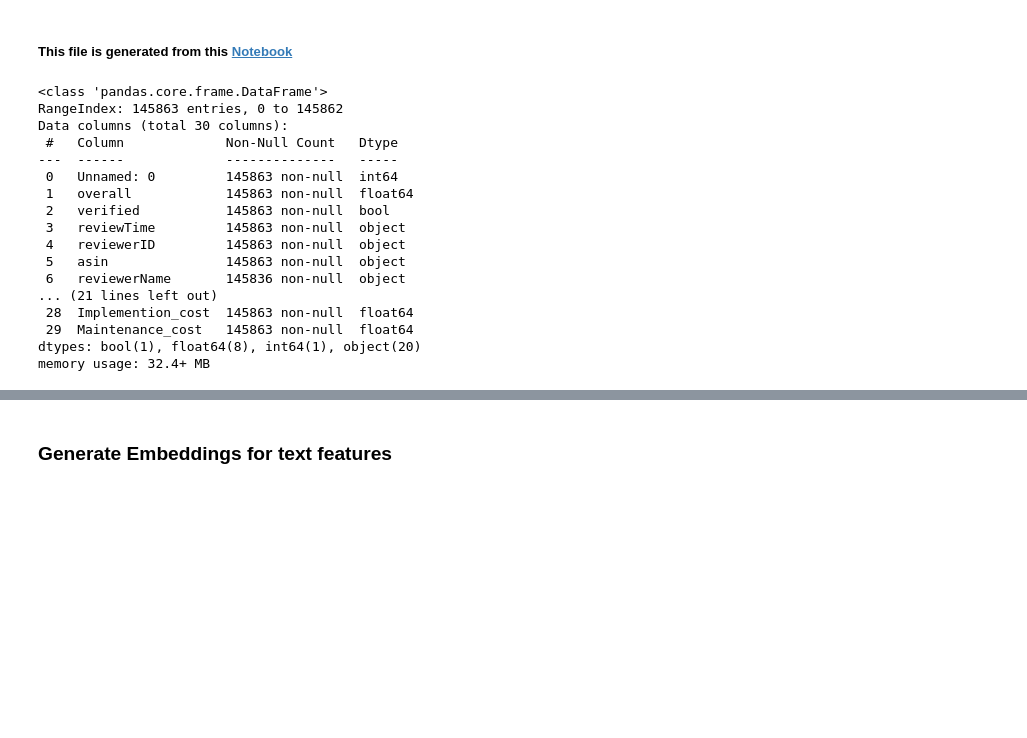
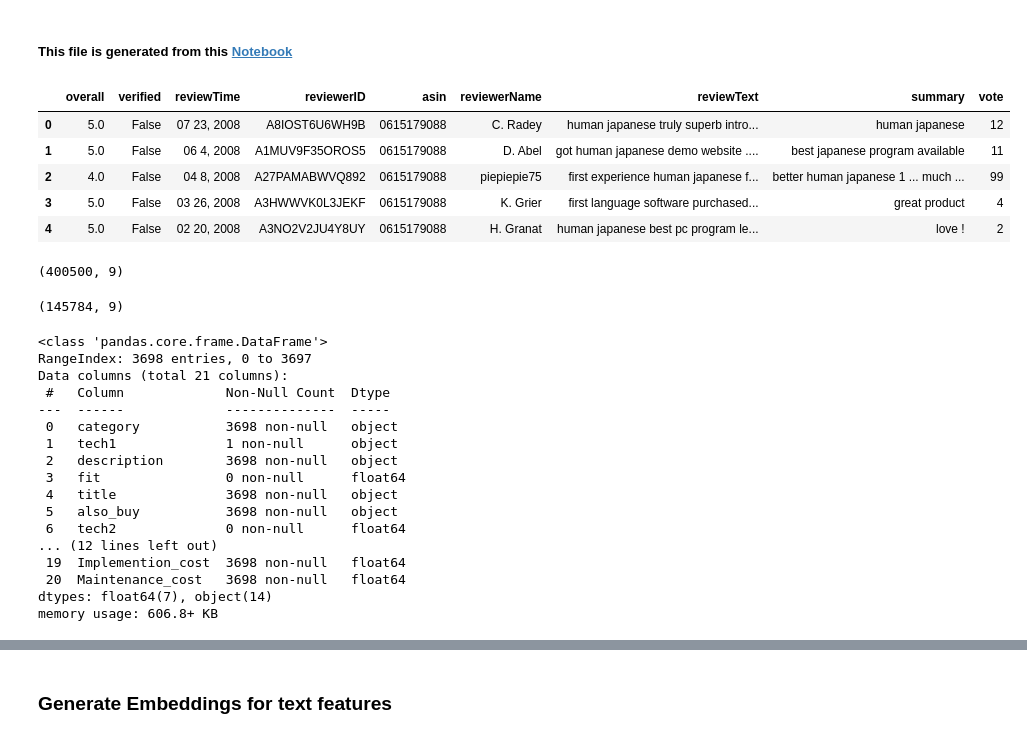
Before and after one commit to igunduz/LLMRS, a Jupyter notebook: src/notebooks/03_LLM_encoding.ipynb, the cells around one changed output, grey strips where cells are left out. Cells and saved outputs as stored; diff of their text form; code cells hidden in the pictures; blank space fills up the shorter version.

```diff
--- a/src/notebooks/03_LLM_encoding.ipynb
+++ b/src/notebooks/03_LLM_encoding.ipynb
@@ -18,0 +21,13 @@ review_meta = pd.read_csv("../../data/review_metadata.csv")
+# %%
+reviews.head()
+# %% [output]
+|  | overall | verified | reviewTime | reviewerID | asin | reviewerName | reviewText | summary | vote |
+| 0 | 5.0 | False | 07 23, 2008 | A8IOST6U6WH9B | 0615179088 | C. Radey | human japanese truly superb intro... | human japanese | 12 |
+| 1 | 5.0 | False | 06 4, 2008 | A1MUV9F35OROS5 | 0615179088 | D. Abel | got human japanese demo website .... | best japanese program available | 11 |
+| 2 | 4.0 | False | 04 8, 2008 | A27PAMABWVQ892 | 0615179088 | piepiepie75 | first experience human japanese f... | better human japanese 1 ... much ... | 99 |
+| 3 | 5.0 | False | 03 26, 2008 | A3HWWVK0L3JEKF | 0615179088 | K. Grier | first language software purchased... | great product | 4 |
+| 4 | 5.0 | False | 02 20, 2008 | A3NO2V2JU4Y8UY | 0615179088 | H. Granat | human japanese best pc program le... | love ! | 2 |
+# %%
+reviews.shape
+# %% [output]
+(400500, 9)
@@ -19,23 +40,27 @@ review_meta = pd.read_csv("../../data/review_metadata.csv")
+# %%
+reviews.shape
+# %% [output]
+(145784, 9)
 # %%
-review_meta.info()
+softwares.info()
 # %% [output]
 <class 'pandas.core.frame.DataFrame'>
-RangeIndex: 145863 entries, 0 to 145862
-Data columns (total 30 columns):
- #   Column             Non-Null Count   Dtype
----  ------             --------------   -----
- 0   Unnamed: 0         145863 non-null  int64
- 1   overall            145863 non-null  float64
- 2   verified           145863 non-null  bool
- 3   reviewTime         145863 non-null  object
- 4   reviewerID         145863 non-null  object
- 5   asin               145863 non-null  object
- 6   reviewerName       145836 non-null  object
-... (21 lines left out)
- 28  Implemention_cost  145863 non-null  float64
- 29  Maintenance_cost   145863 non-null  float64
-dtypes: bool(1), float64(8), int64(1), object(20)
-memory usage: 32.4+ MB
+RangeIndex: 3698 entries, 0 to 3697
+Data columns (total 21 columns):
+ #   Column             Non-Null Count  Dtype
+---  ------             --------------  -----
+ 0   category           3698 non-null   object
+ 1   tech1              1 non-null      object
+ 2   description        3698 non-null   object
+ 3   fit                0 non-null      float64
+ 4   title              3698 non-null   object
+ 5   also_buy           3698 non-null   object
+ 6   tech2              0 non-null      float64
+... (12 lines left out)
+ 19  Implemention_cost  3698 non-null   float64
+ 20  Maintenance_cost   3698 non-null   float64
+dtypes: float64(7), object(14)
+memory usage: 606.8+ KB
 # %%
 def preprocess_text(text):
     # Tokenize the text
```
Also changed, not shown: parts of 14 cells of this notebook, 7 other files.
